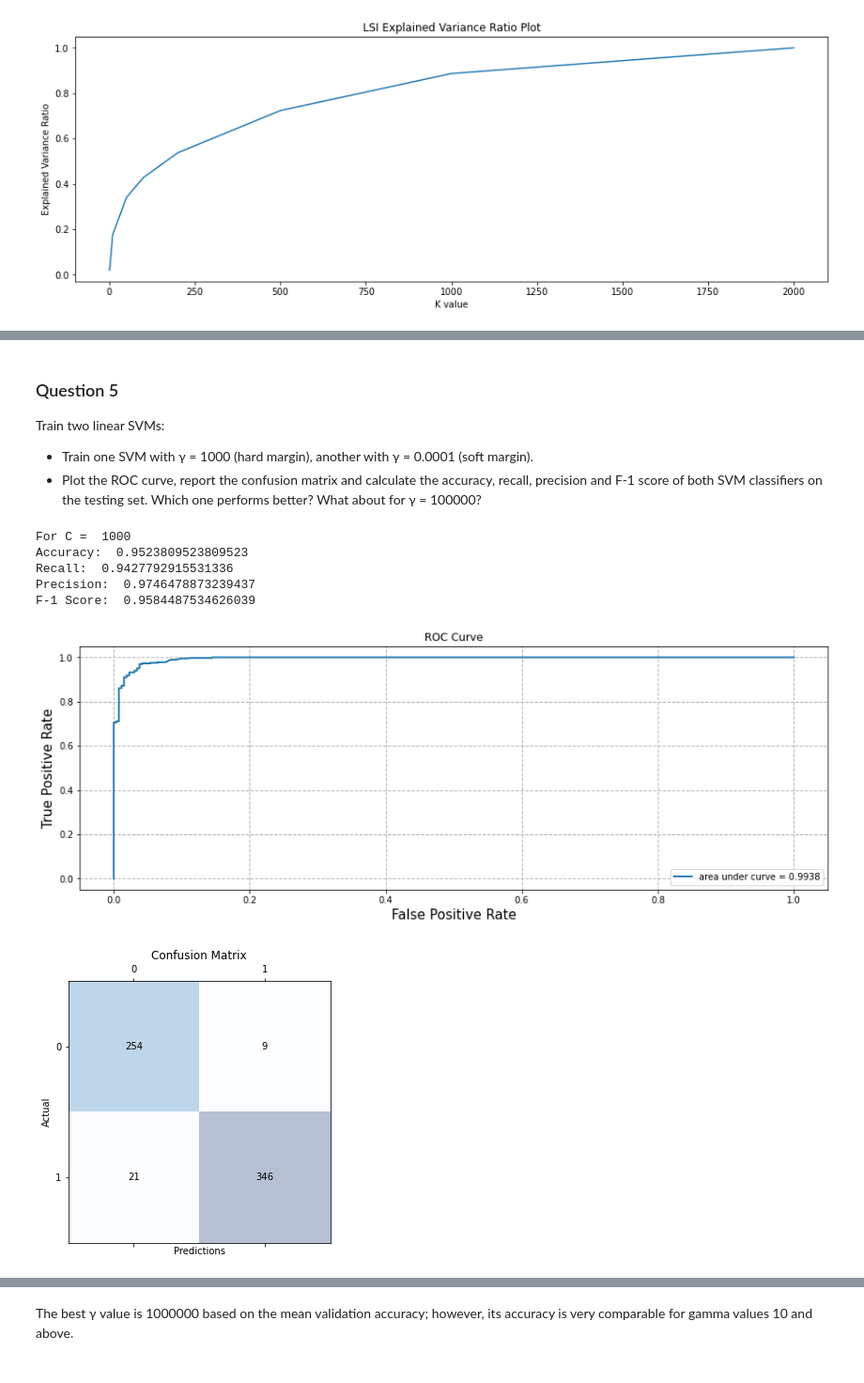
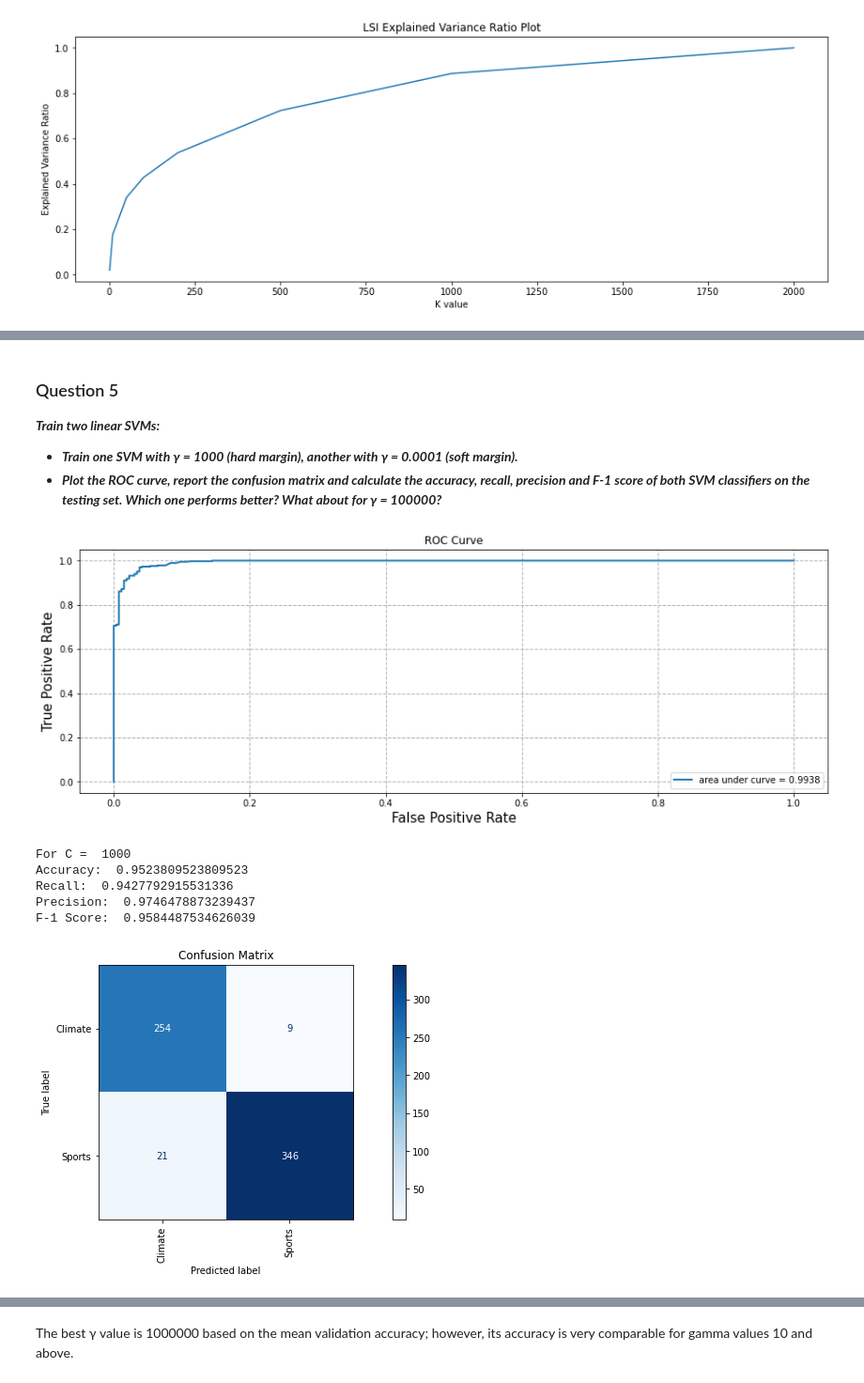
Before and after one commit to stang126/ECE-219-Large-Scale-Data-Mining, a Jupyter notebook: Project 1 Code.ipynb, the cells around one changed output, grey strips where cells are left out. Shown at 94% size. Saved outputs shown, nothing was run; the diff lists cells and outputs as text; code cells hidden in the pictures.

```diff
--- a/Project 1 Code.ipynb
+++ b/Project 1 Code.ipynb
@@ -242,11 +242,17 @@ The residual MSE error using NMF is larger as $\lVert X −WH\rVert^{2}_{F}$=144
 # %% [markdown]
 ### Question 5
 
-Train two linear SVMs:
-- Train one SVM with γ = 1000 (hard margin), another with γ = 0.0001 (soft margin).
-- Plot the ROC curve, report the confusion matrix and calculate the accuracy, recall, precision and F-1 score of both SVM classifiers on the testing set. Which one performs better? What about for γ = 100000?
+***Train two linear SVMs:***
+- ***Train one SVM with γ = 1000 (hard margin), another with γ = 0.0001 (soft margin).***
+- ***Plot the ROC curve, report the confusion matrix and calculate the accuracy, recall, precision and F-1 score of both SVM classifiers on the testing set. Which one performs better? What about for γ = 100000?***
 # %%
 from sklearn import svm
 from sklearn import metrics
 import seaborn as sn
 from sklearn.preprocessing import LabelEncoder
+
+# transform categories into number (Climate=0, Sports=1)
+Encoder = LabelEncoder()
+train['binary_root_label']=Encoder.fit_transform(train['root_label'])
+test['binary_root_label']=Encoder.fit_transform(test['root_label'])
+labels=['Climate', 'Sports']
@@ -261,9 +259,15 @@ test_trunc = reduced_svd[2].transform(test_tfidf)
+# %%
+# LSI on data
+svd50 = TruncatedSVD(n_components=50, random_state=42)
+train_trunc = svd50.fit_transform(train_tfidf)
+test_trunc = svd50.transform(test_tfidf)
 # %%
-def train_SVM(c, train, train_label, test, test_label):
+# function to train SVM, print metrics, and plot ROC and confusion matrix
+def train_SVM(c, train, train_label, test, test_label, labels):
     SVM = svm.SVC(kernel='linear', C=c, random_state=42) # train svm
     SVM.fit(train, train_label)
-    prob_score = SVM.decision_function(test)
-    fpr, tpr, _= metrics.roc_curve(test_label,prob_score) # plot roc curve
+    probest = SVM.decision_function(test)
+    fpr, tpr, _= metrics.roc_curve(test_label,probest) # plot roc curve
     roc_auc = metrics.auc(fpr,tpr)
     plt.plot(fpr, tpr, lw=2, label= 'area under curve = %0.4f' % roc_auc)
     plt.grid(color='0.7', linestyle='--', linewidth=1)
@@ -271,6 +275,7 @@ def train_SVM(c, train, train_label, test, test_label):
     plt.xlabel('False Positive Rate',fontsize=15)
     plt.ylabel('True Positive Rate',fontsize=15)
     plt.legend(loc="lower right")
+    plt.show()
     print("For C = ", c)
     predict=SVM.predict(test) # get svm metrics
     print('Accuracy: ', metrics.accuracy_score(test_label, predict))
@@ -278,21 +283,17 @@ def train_SVM(c, train, train_label, test, test_label):
     print('Precision: ', metrics.precision_score(test_label, predict))
     print('F-1 Score: ', metrics.f1_score(test_label, predict))
     conf_matrix = metrics.confusion_matrix(test_label, predict) # plot confusion matrix
-    plt.matshow(conf_matrix, cmap=plt.cm.Blues, alpha=0.3)
-    for i in range(conf_matrix.shape[0]):
-        for j in range(conf_matrix.shape[1]):
-            plt.text(x=j, y=i,s=conf_matrix[i, j], va='center', ha='center')
-    plt.xlabel('Predictions')
-    plt.ylabel('Actual')
+    disp = metrics.ConfusionMatrixDisplay(confusion_matrix=conf_matrix, display_labels=labels)
+    disp.plot(cmap=plt.cm.Blues, xticks_rotation='vertical')
     plt.title('Confusion Matrix')
 # %%
-train_SVM(1000, train_trunc, train['binary_root_label'], test_trunc, test['binary_root_label'])
+train_SVM(1000, train_trunc, train['binary_root_label'], test_trunc, test['binary_root_label'], labels)
 # %% [output]
+[figure]
 For C =  1000
 Accuracy:  0.9523809523809523
 Recall:  0.9427792915531336
 Precision:  0.9746478873239437
 F-1 Score:  0.9584487534626039
-[figure]
-[figure, old version]
+[figure, new version]
 # %%
```
Also changed, not shown: parts of 66 cells of this notebook, 1 other file.
